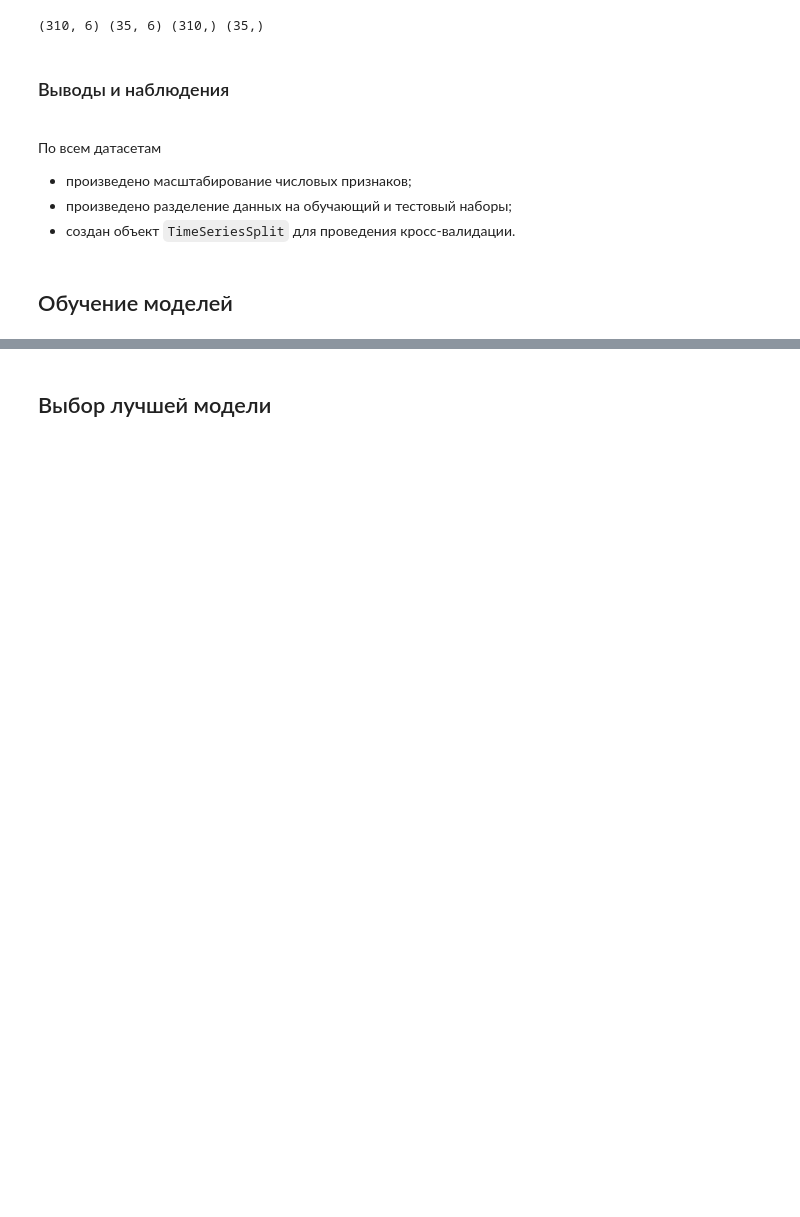
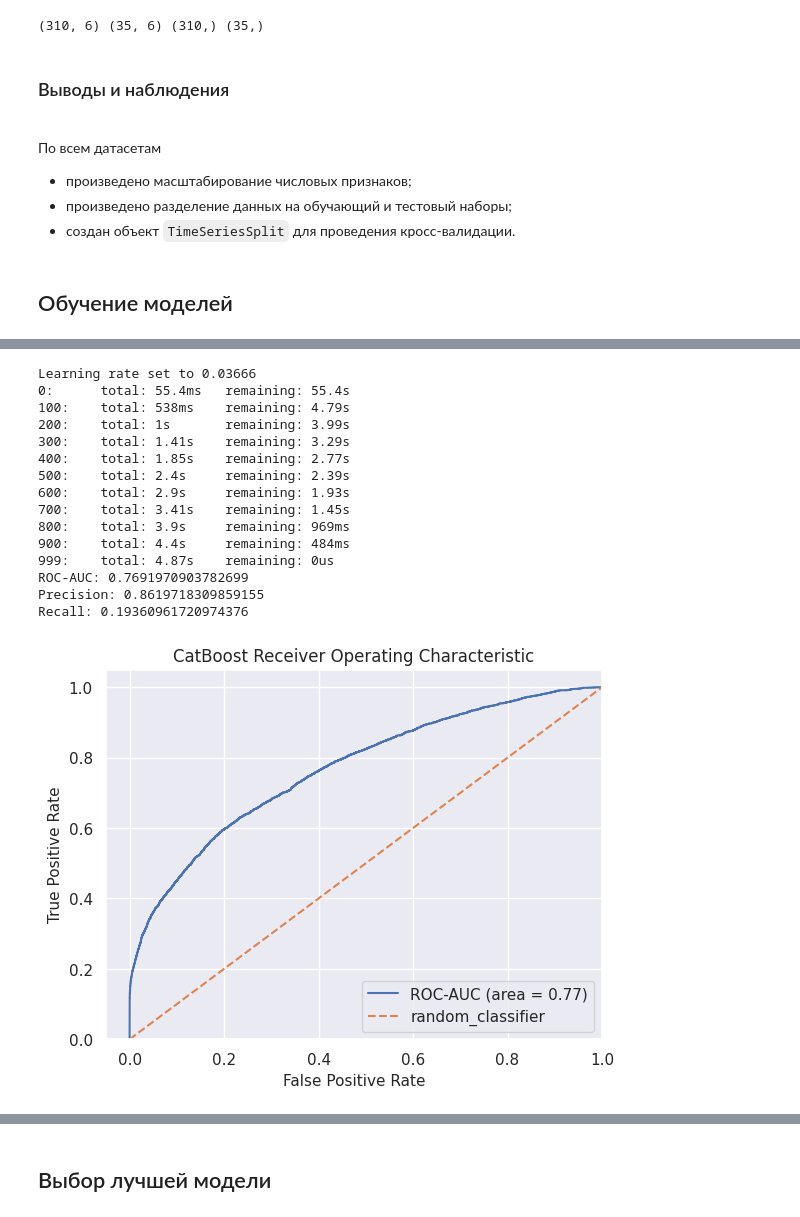
Before and after one commit to denis-42ds/repeat_purchase_forecast, a Jupyter notebook: ecom_forecast.ipynb, the cells around one changed output, grey strips where cells are left out. Cells and saved outputs as stored; diff of their text form; code cells hidden in the pictures; blank space fills up the shorter version.

```diff
--- a/ecom_forecast.ipynb
+++ b/ecom_forecast.ipynb
@@ -717,0 +629,26 @@ recall_baseline, precision_baseline, roc_auc_baseline, baseline = (
+# %%
+recall_cb_mp, precision_cb_mp, roc_auc_cb_mp, model_cb_mp = (
+    explorer_marketplace.modeling_pipeline(
+        model_name='CatBoost',
+        X_train=X_train_mp,
+        y_train=y_train_mp,
+        tscv=tscv_mp,
+        periods=X_train_mp.shape[0])
+)
+# %% [output]
+Learning rate set to 0.03666
+0:      total: 55.4ms   remaining: 55.4s
+100:    total: 538ms    remaining: 4.79s
+200:    total: 1s       remaining: 3.99s
+300:    total: 1.41s    remaining: 3.29s
+400:    total: 1.85s    remaining: 2.77s
+500:    total: 2.4s     remaining: 2.39s
+600:    total: 2.9s     remaining: 1.93s
+700:    total: 3.41s    remaining: 1.45s
+800:    total: 3.9s     remaining: 969ms
+900:    total: 4.4s     remaining: 484ms
+999:    total: 4.87s    remaining: 0us
+ROC-AUC: 0.7691970903782699
+Precision: 0.8619718309859155
+Recall: 0.19360961720974376
+[figure, added]
```
Also changed, not shown: parts of 44 cells of this notebook, 8 other files.
